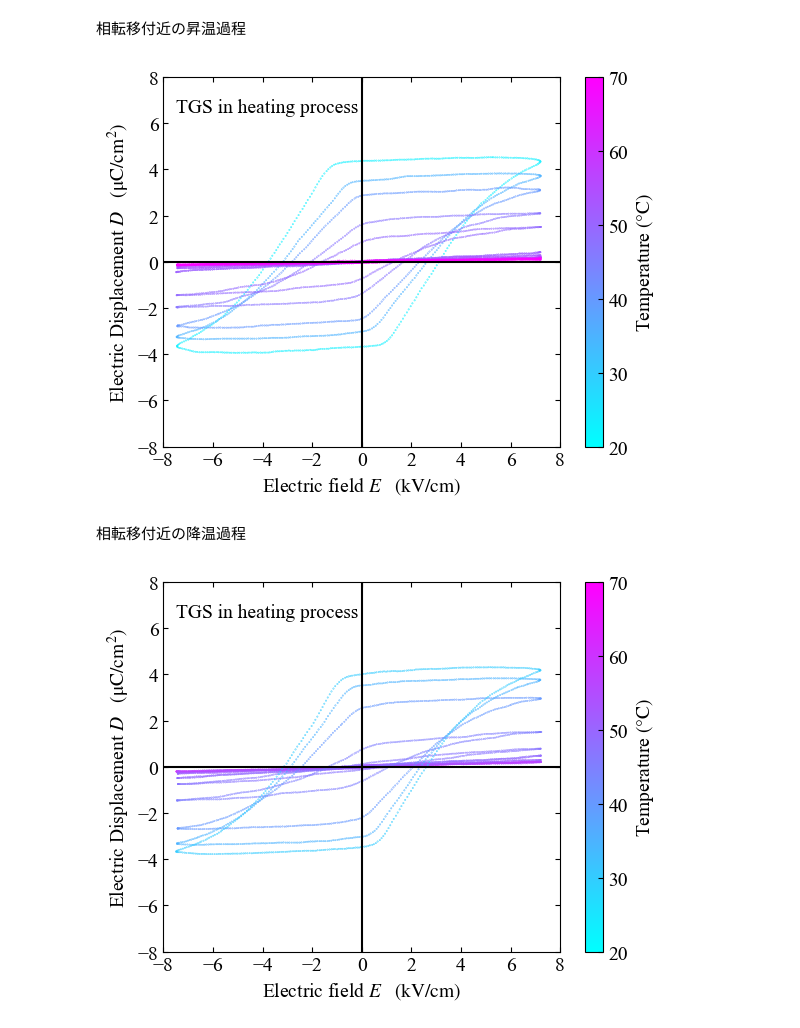
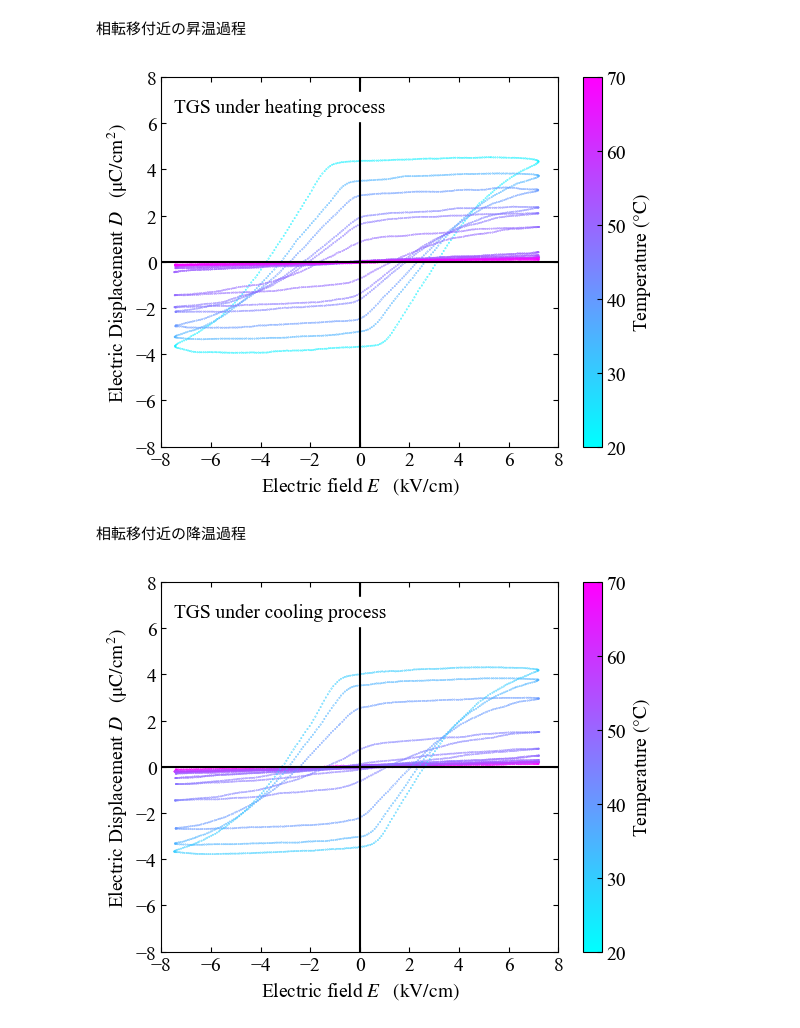
Before and after one commit to xiang-gong3944/----, a Jupyter notebook: 2024_10_04_ヒステリシス/data/2024_10_11.ipynb, the cells around one changed output. Drawn from its saved outputs; the diff is of its cells as text; code cells hidden in the pictures.

```diff
--- a/2024_10_04_ヒステリシス/data/2024_10_11.ipynb
+++ b/2024_10_04_ヒステリシス/data/2024_10_11.ipynb
@@ -675,2 +732,39 @@ plt.show()
 # %% [markdown]
 ### 温度依存性
+# %%
+# 目盛を上下作用にセット
+f = plt.figure()
+ax = f.add_subplot(111)
+ax.yaxis.set_ticks_position('both')
+ax.xaxis.set_ticks_position('both')
+plt.rcParams['xtick.direction'] = 'in'
+plt.rcParams['ytick.direction'] = 'in'
+
+# プロットエリアの範囲等の整備
+plt.xlim(-8,8)
+plt.ylim(-8,8)
+plt.xticks([-8,-6,-4, -2, 0 ,2, 4, 6, 8])
+plt.hlines([0],-8,8, "black")
+plt.vlines([0],-8,8, "black")
+
+# フォントの選択
+plt.rcParams['font.size'] = 14
+plt.rcParams['font.family'] ='Times New Roman'
+plt.rcParams['mathtext.fontset'] = 'stix'
+
+# 軸ラベル
+plt.xlabel("Electric field $ E \quad\mathrm{(kV/cm)}$")
+plt.ylabel("Electric Displacement $ D \quad\mathrm{(\mu C/cm^2)}$ ")
+
+# プロット
+for i in heating_index:
+    plt.scatter(data[i][1][300:700],data[i][2][300:700], c=data[i][4][300:700], cmap="cool", norm=Normalize(vmin=20, vmax=70),  s=0.5)
+for i in cooling_index:
+    plt.scatter(data[i][1][300:700],data[i][2][300:700], c=data[i][4][300:700], cmap="cool", norm=Normalize(vmin=20, vmax=70),  s=0.5)
+# カラーバーのラベル
+plt.colorbar(label = "Temperature $(\mathrm{\degree C})$")
+
+# その他要素
+plt.text(x=-7.5, y=6.5, s="TGS",backgroundcolor = "white")
+
+plt.show()
@@ -683,39 +779,36 @@ ax = f.add_subplot(111)
 ax.yaxis.set_ticks_position('both')
 ax.xaxis.set_ticks_position('both')
 plt.rcParams['xtick.direction'] = 'in'
 plt.rcParams['ytick.direction'] = 'in'
 
 # プロットエリアの範囲等の整備
 plt.xlim(-8,8)
 plt.ylim(-8,8)
 plt.xticks([-8,-6,-4, -2, 0 ,2, 4, 6, 8])
 plt.hlines([0],-8,8, "black")
 plt.vlines([0],-8,8, "black")
 
 # フォントの選択
 plt.rcParams['font.size'] = 14
 plt.rcParams['font.family'] ='Times New Roman'
 plt.rcParams['mathtext.fontset'] = 'stix'
 
 # 軸ラベル
 plt.xlabel("Electric field $ E \quad\mathrm{(kV/cm)}$")
 plt.ylabel("Electric Displacement $ D \quad\mathrm{(\mu C/cm^2)}$ ")
 
 # プロット
-plt.scatter(x=data[14][1][300:700],y=data[14][2][300:700], c=data[14][4][300:700], cmap="cool", norm=Normalize(vmin=20, vmax=70),  s=0.1)
-plt.scatter(x=data[29][1][300:700],y=data[29][2][300:700], c=data[29][4][300:700], cmap="cool", norm=Normalize(vmin=20, vmax=70),  s=0.1)
-plt.scatter(x=data[44][1][300:700],y=data[44][2][300:700], c=data[44][4][300:700], cmap="cool", norm=Normalize(vmin=20, vmax=70),  s=0.1)
-for i in range(61,70):
+for i in heating_index:
     plt.scatter(data[i][1][300:700],data[i][2][300:700], c=data[i][4][300:700], cmap="cool", norm=Normalize(vmin=20, vmax=70),  s=0.1)
 # カラーバーのラベル
 plt.colorbar(label = "Temperature $(\mathrm{\degree C})$")
 
 # その他要素
-plt.text(x=-7.5, y=6.5, s="TGS under heating process")
+plt.text(x=-7.5, y=6.5, s="TGS under heating process",backgroundcolor = "white")
 
 plt.show()
 # %% [output]
-[figure, old version]
+[figure, new version]
 # %% [markdown]
 相転移付近の降温過程
 # %%
@@ -741,17 +834,17 @@ plt.rcParams['mathtext.fontset'] = 'stix'
 
 # 軸ラベル
 plt.xlabel("Electric field $ E \quad\mathrm{(kV/cm)}$")
-plt.ylabel("Electric Displacement $ D \quad\mathrm{(\mu C/cm^2)}$ ")
+plt.ylabel("Electric Displacement $ D \quad\mathrm{(\mu C/cm^2)}$")
 
 # プロット
-for i in range(70,80):
+for i in cooling_index:
     plt.scatter(data[i][1][300:700],data[i][2][300:700], c=data[i][4][300:700], cmap="cool", norm=Normalize(vmin=20, vmax=70),  s=0.1)
 # カラーバーのラベル
 plt.colorbar(label = "Temperature $(\mathrm{\degree C})$")
 
 # その他要素
-plt.text(x=-7.5, y=6.5, s="TGS under cooling process")
+plt.text(x=-7.5, y=6.5, s="TGS under cooling process",backgroundcolor = "white")
 
 plt.show()
 # %% [output]
-[figure, old version]
+[figure, new version]
```
Also changed, not shown: parts of 54 cells of this notebook, 1 other file.
